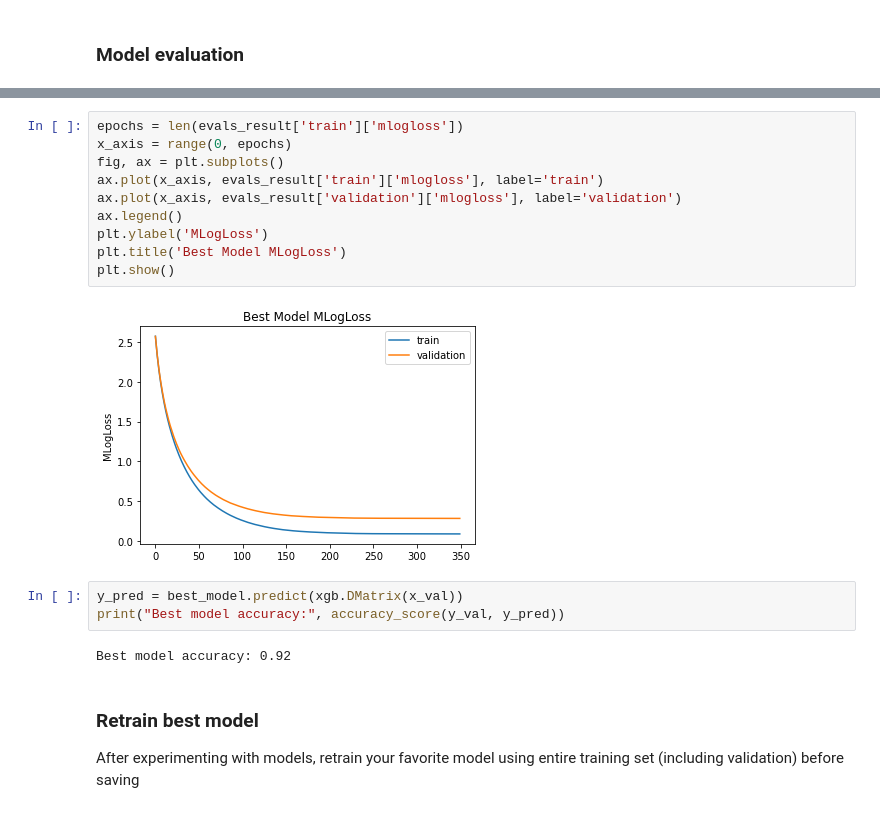
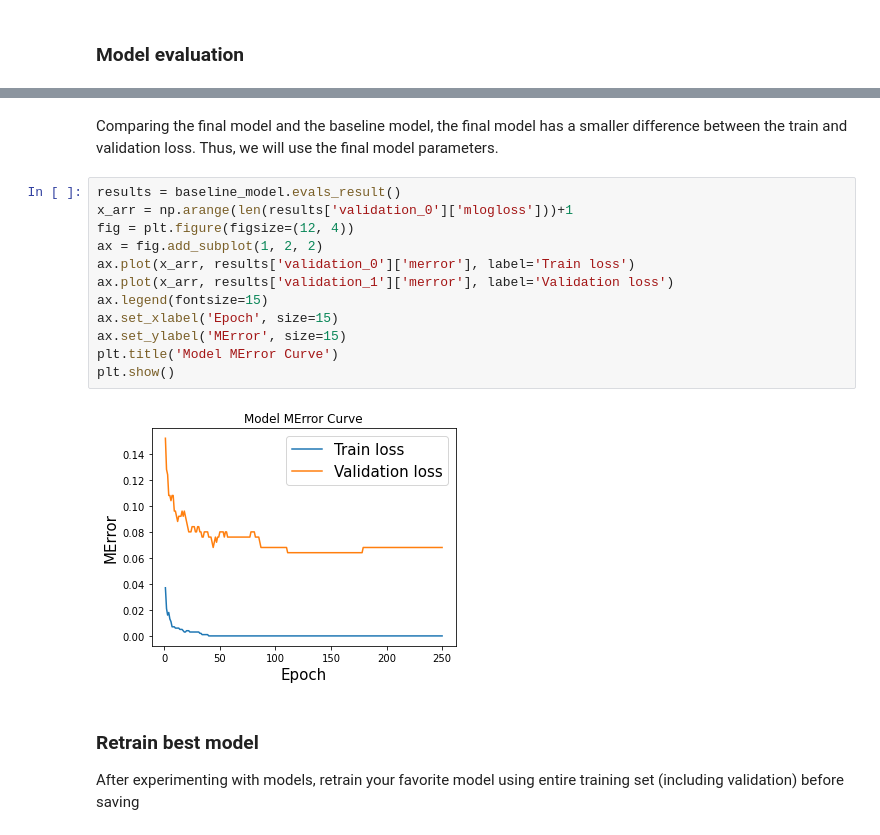
Before and after one commit to hlu17/Protein-Environment-Classification, a Jupyter notebook: modeling/xgb_empo3.ipynb, the cells around one changed output, grey strips where cells are left out. Cells and saved outputs as stored; diff of their text form.

```diff
--- a/modeling/xgb_empo3.ipynb
+++ b/modeling/xgb_empo3.ipynb
@@ -264,20 +265,19 @@ Best Multiclass Log Loss: 0.28 with 344 rounds
-# %%
-epochs = len(evals_result['train']['mlogloss'])
-x_axis = range(0, epochs)
-fig, ax = plt.subplots()
-ax.plot(x_axis, evals_result['train']['mlogloss'], label='train')
-ax.plot(x_axis, evals_result['validation']['mlogloss'], label='validation')
-ax.legend()
-plt.ylabel('MLogLoss')
-plt.title('Best Model MLogLoss')
-plt.show()
-# %% [output]
-[figure, removed]
-# %%
-y_pred = best_model.predict(xgb.DMatrix(x_val))
-print("Best model accuracy:", accuracy_score(y_val, y_pred))
-# %% [output]
-Best model accuracy: 0.92
+# %% [markdown]
+Comparing the final model and the baseline model, the final model has a smaller difference between the train and validation loss. Thus, we will use the final model parameters.
+# %%
+results = baseline_model.evals_result()
+x_arr = np.arange(len(results['validation_0']['mlogloss']))+1
+fig = plt.figure(figsize=(12, 4))
+ax = fig.add_subplot(1, 2, 2)
+ax.plot(x_arr, results['validation_0']['merror'], label='Train loss')
+ax.plot(x_arr, results['validation_1']['merror'], label='Validation loss')
+ax.legend(fontsize=15)
+ax.set_xlabel('Epoch', size=15)
+ax.set_ylabel('MError', size=15)
+plt.title('Model MError Curve')
+plt.show()
+# %% [output]
+[figure, added]
 # %% [markdown]
 ### Retrain best model
 After experimenting with models, retrain your favorite model using entire training set (including validation) before saving
```
Also changed, not shown: parts of 15 cells of this notebook, 4 other files.
